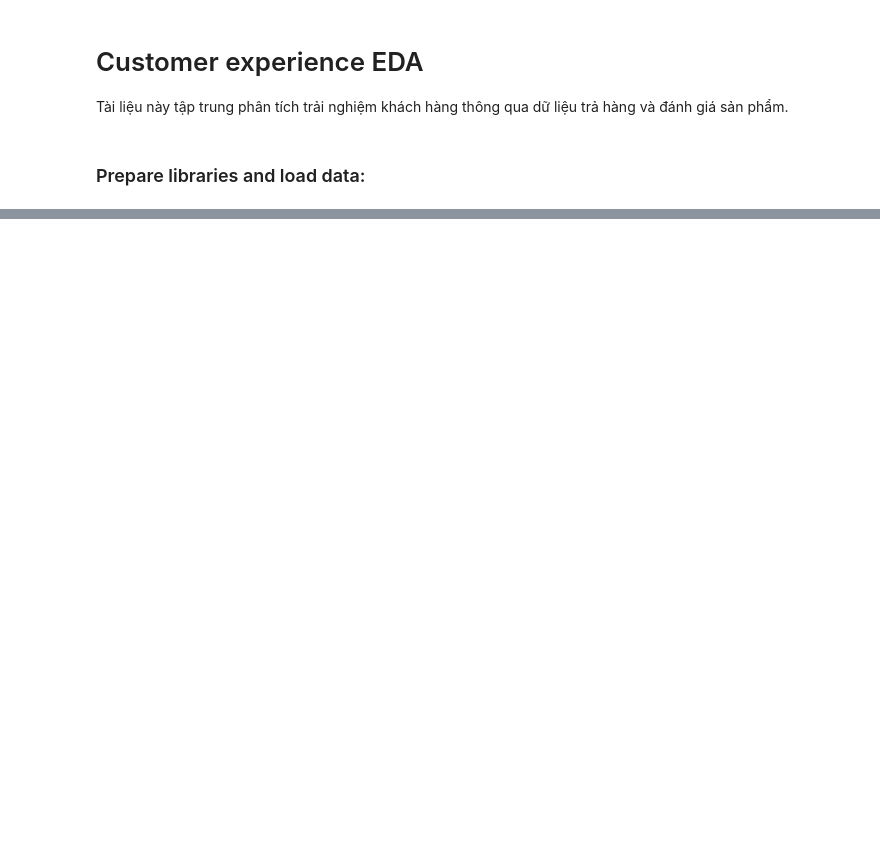
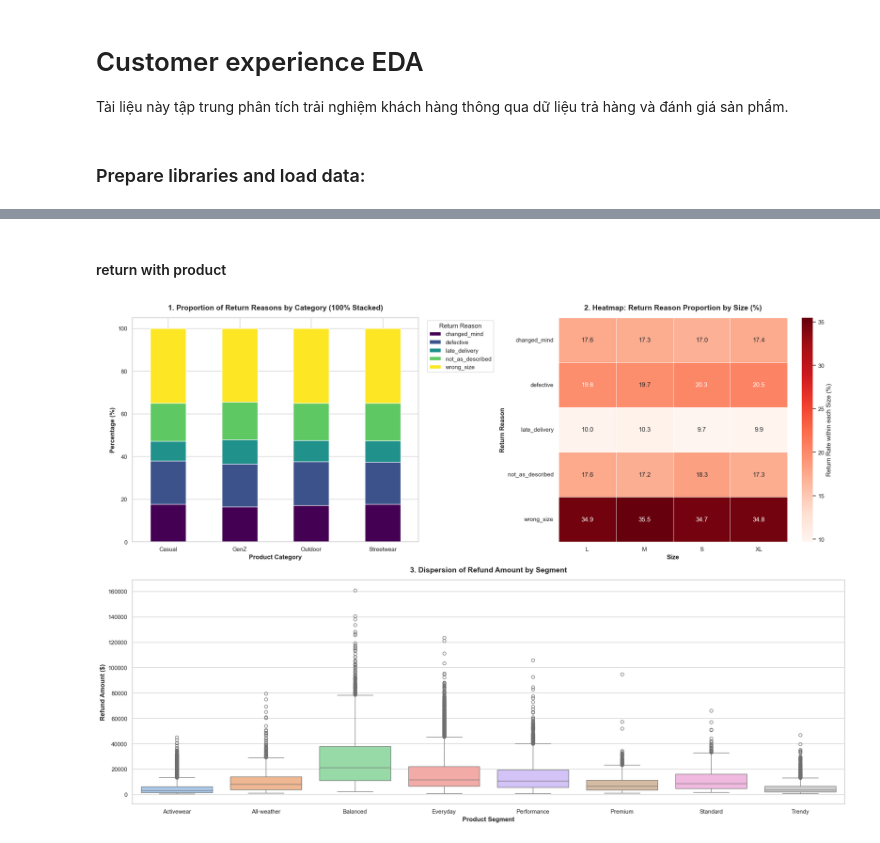
Before and after one commit to tuongvii2327/TayThanh_Datathon_2026, a Jupyter notebook: notebooks/03_EDA_customer_experience.ipynb, the cells around one changed output, grey strips where cells are left out. Saved outputs shown, nothing was run; the diff lists cells and outputs as text; code cells hidden in the pictures; blank space fills up the shorter version.

```diff
--- a/notebooks/03_EDA_customer_experience.ipynb
+++ b/notebooks/03_EDA_customer_experience.ipynb
@@ -35,0 +271,44 @@ memory usage: 5.3 MB
+# %% [markdown]
+#### return with product
+# %%
+fig = plt.figure(figsize=(20, 14))
+gs = fig.add_gridspec(2, 2, height_ratios=[1, 1])
+
+
+# CHART 1: 100% Stacked Bar Chart (Proportion of return reasons by Category)
+ax1 = fig.add_subplot(gs[0, 0])
+cross_tab_cat = pd.crosstab(df_ret_pduct['category'], df_ret_pduct['return_reason'], normalize='index') * 100
+cross_tab_cat.plot(kind='bar', stacked=True, ax=ax1, colormap='viridis', edgecolor='white')
+ax1.set_title('1. Proportion of Return Reasons by Category (100% Stacked)', fontsize=14, fontweight='bold', pad=15)
+ax1.set_xlabel('Product Category', fontsize=12, fontweight='bold')
+ax1.set_ylabel('Percentage (%)', fontsize=12, fontweight='bold')
+ax1.tick_params(axis='x', rotation=0)
+ax1.legend(title='Return Reason', bbox_to_anchor=(1.02, 1), loc='upper left')
+
+
+# CHART 2: Heatmap (Concentration Level Size vs Return Reason - Percentage %)
+ax2 = fig.add_subplot(gs[0, 1])
+cross_tab_size_pct = pd.crosstab(df_ret_pduct['return_reason'], df_ret_pduct['size'], normalize='columns') * 100
+sns.heatmap(cross_tab_size_pct, annot=True, fmt='.1f', cmap='Reds', ax=ax2,
+            cbar_kws={'label': 'Return Rate within each Size (%)'}, linewidths=.5)
+
+ax2.set_title('2. Heatmap: Return Reason Proportion by Size (%)', fontsize=14, fontweight='bold', pad=15)
+ax2.set_xlabel('Size', fontsize=12, fontweight='bold')
+ax2.set_ylabel('Return Reason', fontsize=12, fontweight='bold')
+
+
+# CHART 3: Boxplot (Dispersion of Refund Amount by Segment)
+ax3 = fig.add_subplot(gs[1, :])
+
+sns.boxplot(data=df_ret_pduct, x='segment', y='refund_amount', ax=ax3,
+            palette='pastel', showfliers=True)
+ax3.set_title('3. Dispersion of Refund Amount by Segment', fontsize=14, fontweight='bold', pad=15)
+ax3.set_xlabel('Product Segment', fontsize=12, fontweight='bold')
+ax3.set_ylabel('Refund Amount ($)', fontsize=12, fontweight='bold')
+ax3.tick_params(axis='x', rotation=0)
+
+plt.tight_layout()
+plt.savefig('bivariate_multivariate_returns_analysis.png', dpi=300, bbox_inches='tight')
+plt.show()
+# %% [output]
+[figure, added]
```
Also changed, not shown: parts of 39 cells of this notebook, 2 other files.
